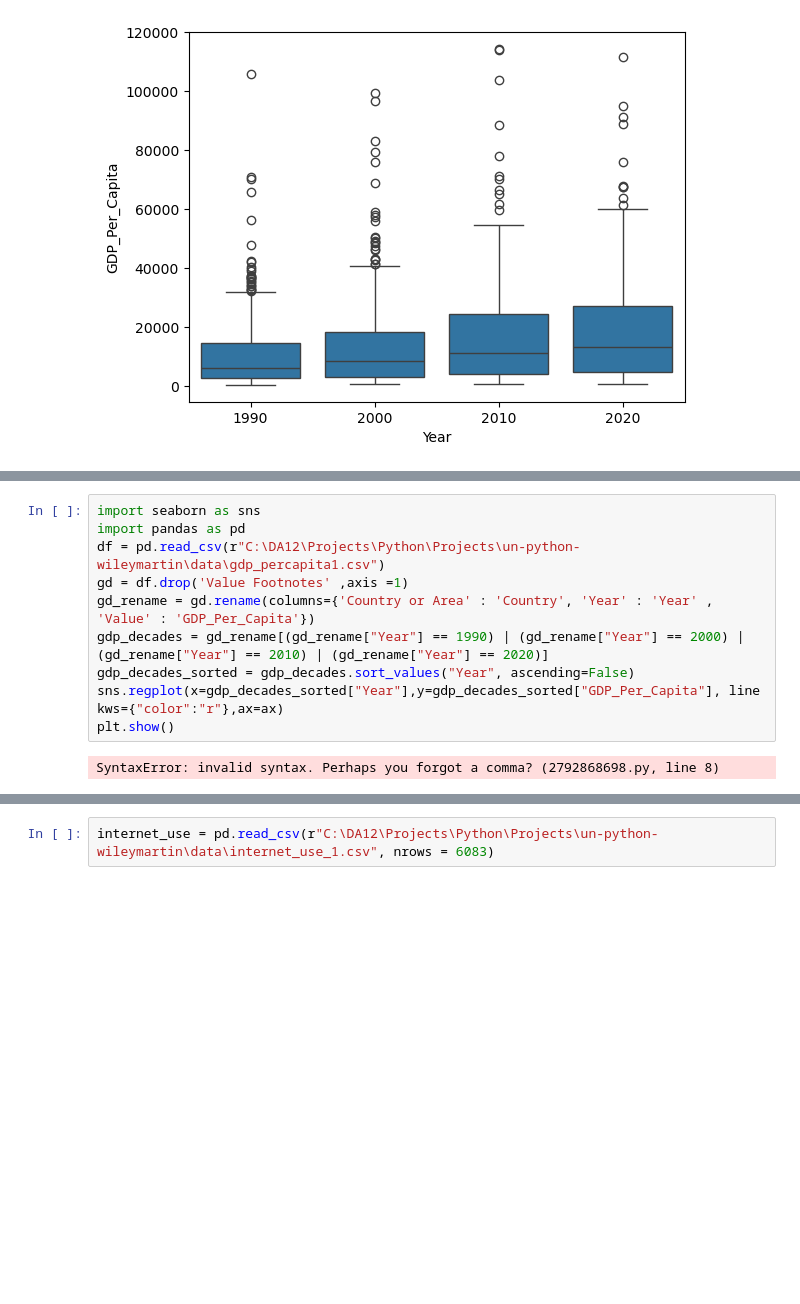
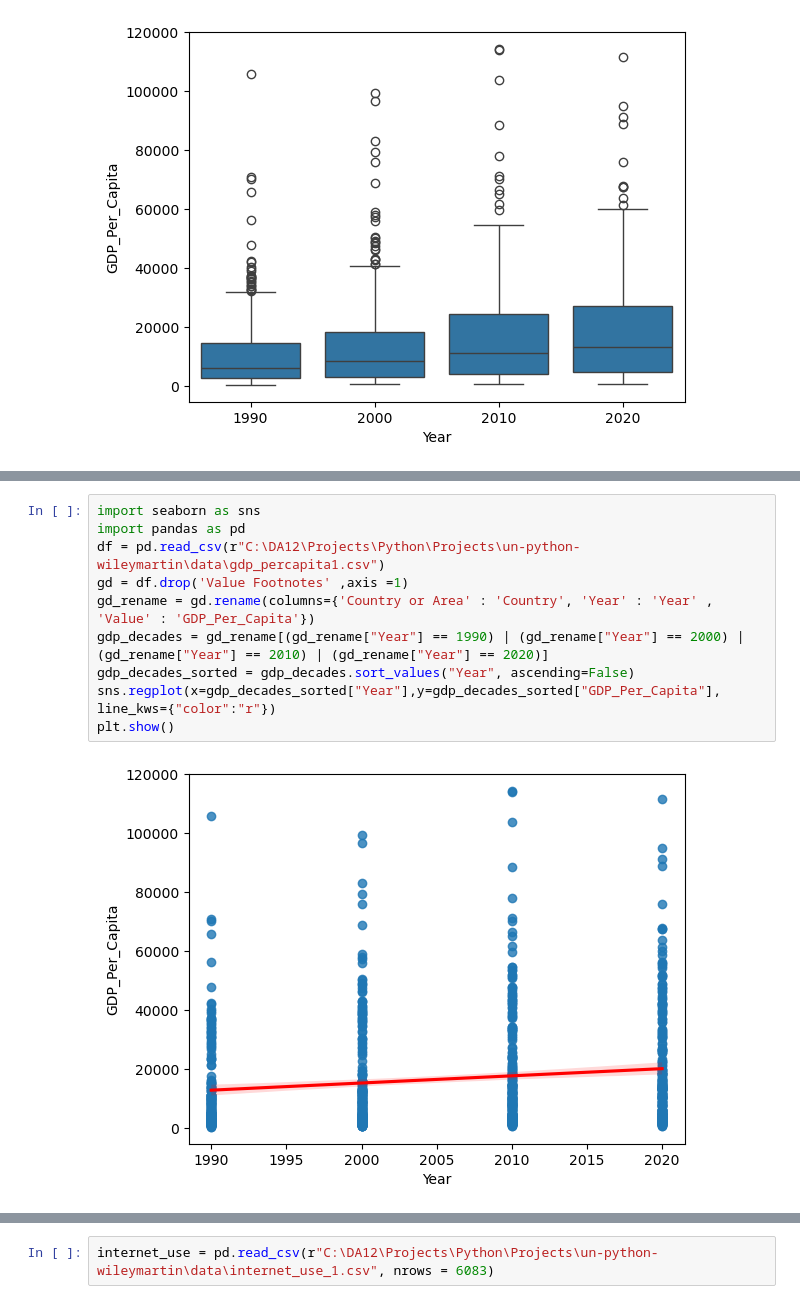
Before and after one commit to NSS-Data-Analytics-Cohort-12/un-python-wileymartin, a Jupyter notebook: Wiley.ipynb, the cells around one changed output, grey strips where cells are left out. Cells and saved outputs as stored; diff of their text form; blank space fills up the shorter version.

```diff
--- a/Wiley.ipynb
+++ b/Wiley.ipynb
@@ -257,13 +250,13 @@ plt.show()
 # %%
 import seaborn as sns
 import pandas as pd
 df = pd.read_csv(r"C:\DA12\Projects\Python\Projects\un-python-wileymartin\data\gdp_percapita1.csv")
 gd = df.drop('Value Footnotes' ,axis =1)
 gd_rename = gd.rename(columns={'Country or Area' : 'Country', 'Year' : 'Year' , 'Value' : 'GDP_Per_Capita'})
 gdp_decades = gd_rename[(gd_rename["Year"] == 1990) | (gd_rename["Year"] == 2000) | (gd_rename["Year"] == 2010) | (gd_rename["Year"] == 2020)]
 gdp_decades_sorted = gdp_decades.sort_values("Year", ascending=False)
-sns.regplot(x=gdp_decades_sorted["Year"],y=gdp_decades_sorted["GDP_Per_Capita"], line kws={"color":"r"},ax=ax)
+sns.regplot(x=gdp_decades_sorted["Year"],y=gdp_decades_sorted["GDP_Per_Capita"], line_kws={"color":"r"})
 plt.show()
 # %% [output]
-SyntaxError: invalid syntax. Perhaps you forgot a comma? (2792868698.py, line 8)
+[figure, added]
 # %%
```
Also changed, not shown: parts of 24 cells of this notebook.
